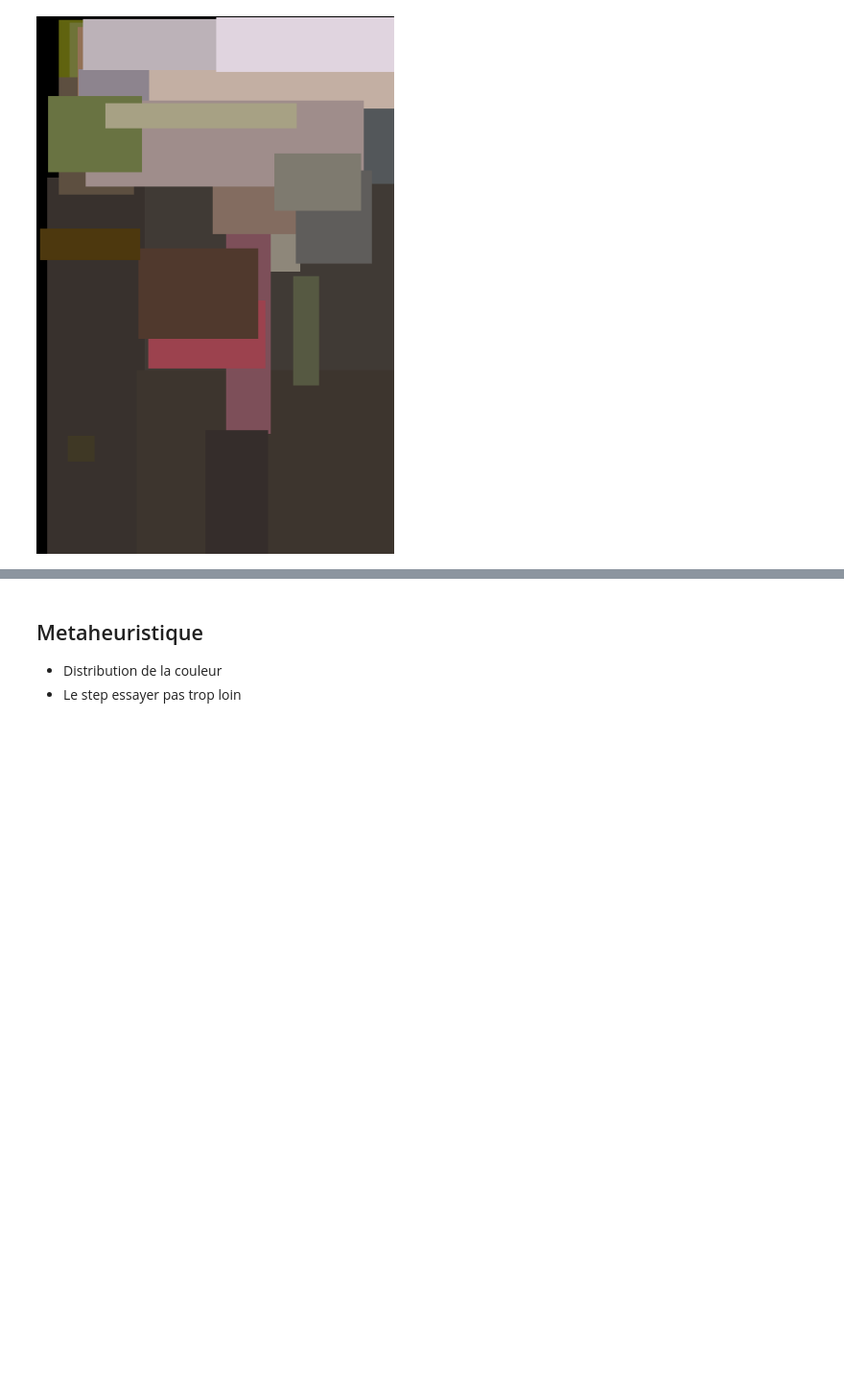
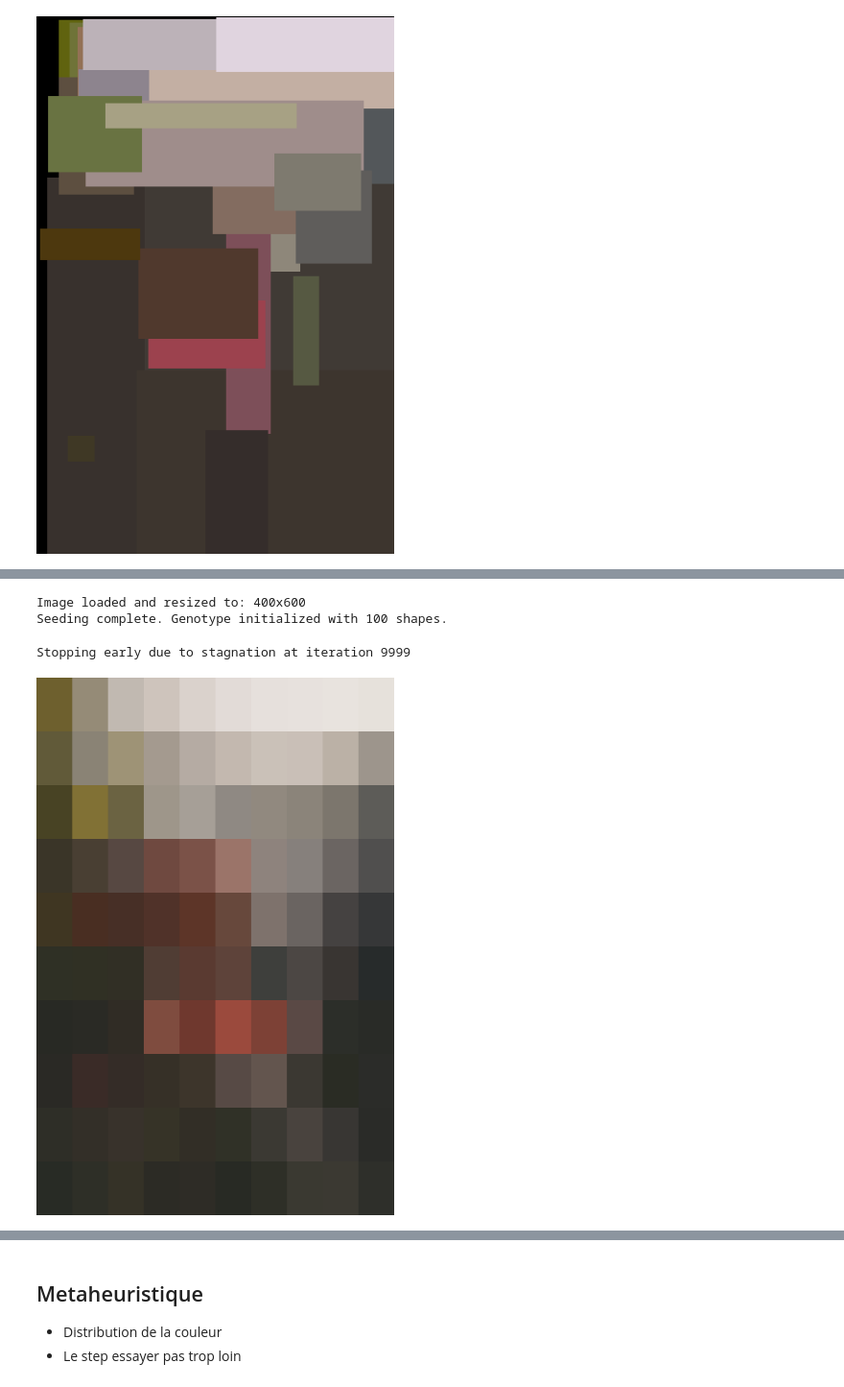
Before and after one commit to Max0uch1ta/geometrical-image-recreation, a Jupyter notebook: tp_svg.ipynb, the cells around one changed output, grey strips where cells are left out. Shown at 96% size. Saved outputs shown, nothing was run; the diff lists cells and outputs as text; code cells hidden in the pictures; blank space fills up the shorter version.

Commit message:
FEAT: mutations and genotype generation have incorporated heuristics

```diff
--- a/tp_svg.ipynb
+++ b/tp_svg.ipynb
@@ -358,0 +365,35 @@ Now is time to add new heuristics, first
+# %%
+from utils import initialize_grid, load_img, local_search, generate_phenotype
+from genotype import Rect
+from PIL import Image
+
+IMAGE_PATH = "./test.png"
+MAX_ITERATIONS = 10000
+SELECTED_SHAPE = Rect
+
+# Load Image
+original_img, w, h = load_img(IMAGE_PATH, max_size=600)
+
+# 3. Initialize Genotype grid heuristic
+start_geno = initialize_grid(original_img, w, h, SELECTED_SHAPE, grid_size=10)
+
+print(f"Seeding complete. Genotype initialized with {len(start_geno.shapes)} shapes.")
+
+# 4. Run Local Search
+# The search now starts with a decent score instead of a terrible one
+final_geno = local_search(
+    geno=start_geno,
+    original_img=original_img,
+    shape_class=SELECTED_SHAPE,
+    max_it=MAX_ITERATIONS,
+    patience=10000
+)
+
+# 5. Result
+final_phenotype = generate_phenotype(w, h, final_geno.shapes)
+Image.fromarray(final_phenotype)
+# %% [output]
+Image loaded and resized to: 400x600
+Seeding complete. Genotype initialized with 100 shapes.
+Stopping early due to stagnation at iteration 9999
+[figure, added]
```
Also changed, not shown: parts of 4 cells of this notebook, 2 other files.
